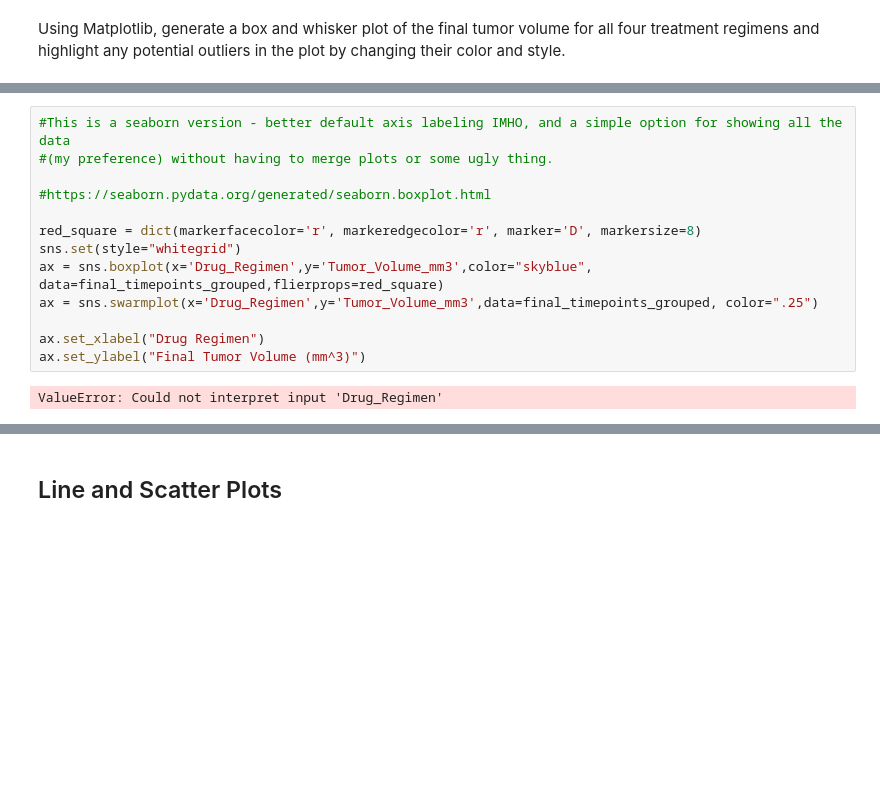
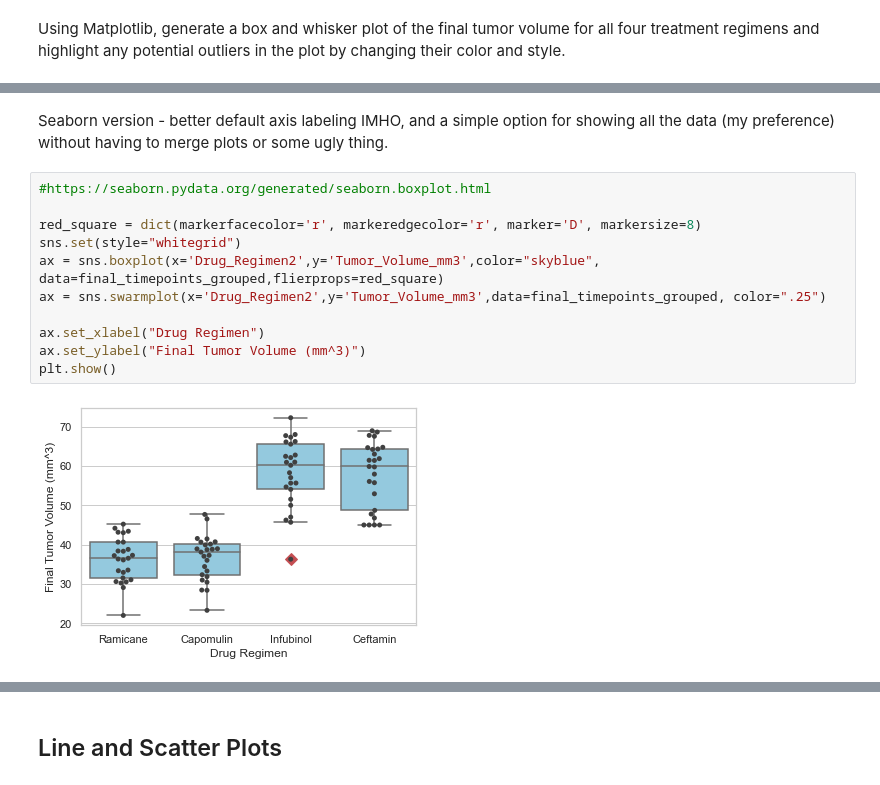
Before and after one commit to bjmacgreg/Pymaceuticals, a Jupyter notebook: pymaceuticals_starter.ipynb, the cells around one changed output, grey strips where cells are left out. Saved outputs shown, nothing was run; the diff lists cells and outputs as text; blank space fills up the shorter version.

Commit message:
Better

```diff
--- a/pymaceuticals_starter.ipynb
+++ b/pymaceuticals_starter.ipynb
@@ -469,15 +500,16 @@ AttributeError: 'Series' object has no attribute 'boxplot'
+# %% [markdown]
+Seaborn version - better default axis labeling IMHO, and a simple option for showing all the
+data (my preference) without having to merge plots or some ugly thing.
 # %%
-#This is a seaborn version - better default axis labeling IMHO, and a simple option for showing all the data
-#(my preference) without having to merge plots or some ugly thing.
-
 #https://seaborn.pydata.org/generated/seaborn.boxplot.html
 
 red_square = dict(markerfacecolor='r', markeredgecolor='r', marker='D', markersize=8)
 sns.set(style="whitegrid")
-ax = sns.boxplot(x='Drug_Regimen',y='Tumor_Volume_mm3',color="skyblue", data=final_timepoints_grouped,flierprops=red_square)
-ax = sns.swarmplot(x='Drug_Regimen',y='Tumor_Volume_mm3',data=final_timepoints_grouped, color=".25")
+ax = sns.boxplot(x='Drug_Regimen2',y='Tumor_Volume_mm3',color="skyblue", data=final_timepoints_grouped,flierprops=red_square)
+ax = sns.swarmplot(x='Drug_Regimen2',y='Tumor_Volume_mm3',data=final_timepoints_grouped, color=".25")
 
 ax.set_xlabel("Drug Regimen")
 ax.set_ylabel("Final Tumor Volume (mm^3)")
+plt.show()
 # %% [output]
-ValueError: Could not interpret input 'Drug_Regimen'
+[figure, added]
```
Also changed, not shown: parts of 10 cells of this notebook, 2 other files.
